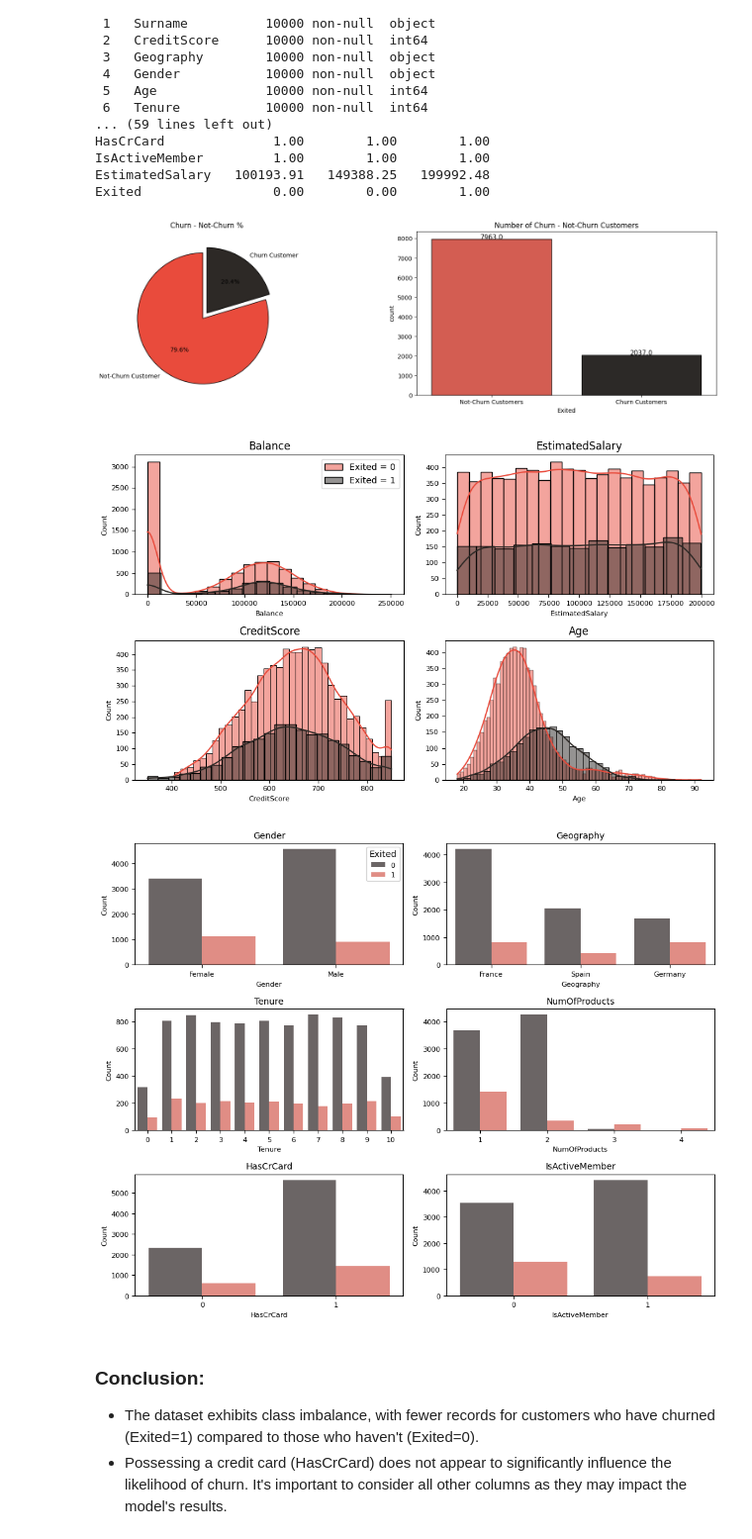
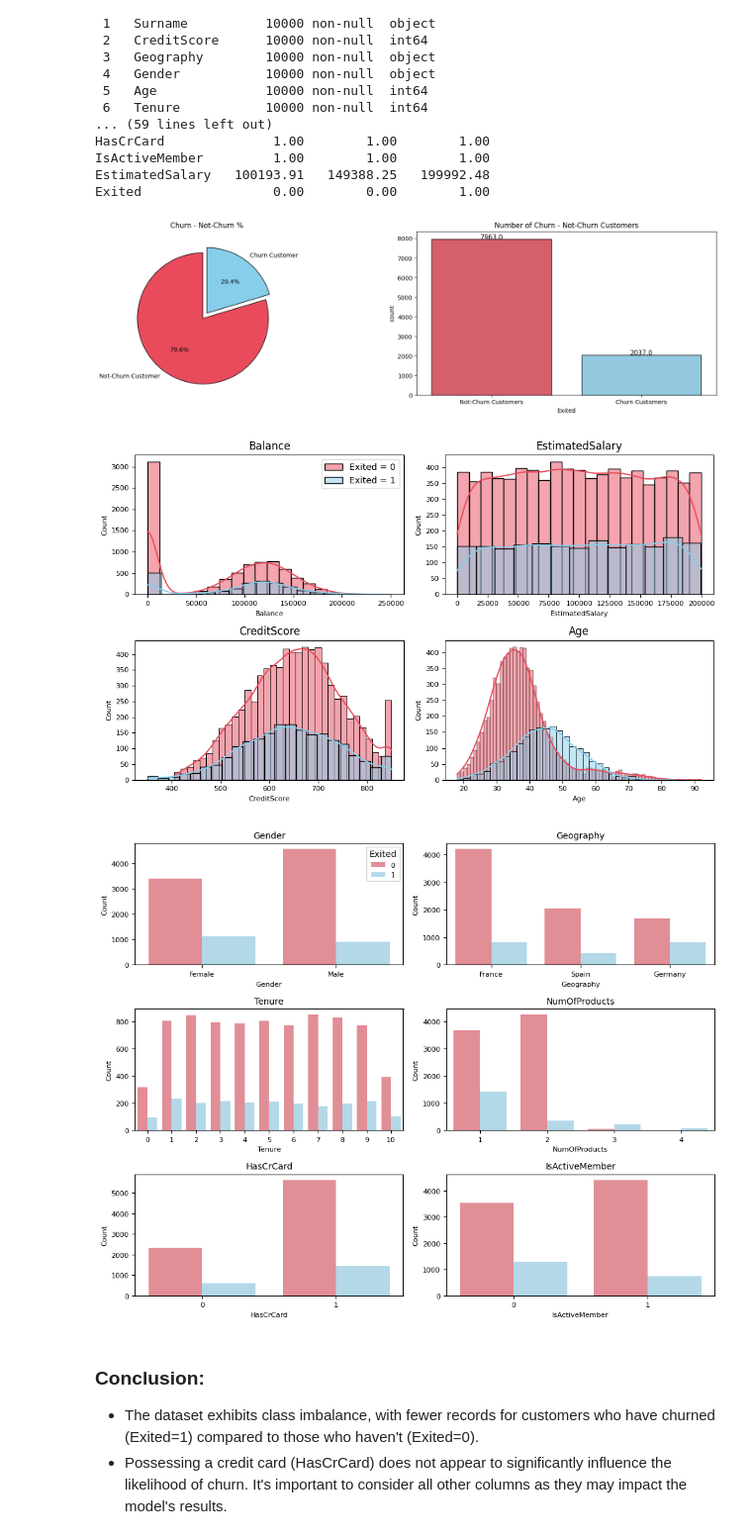
Before and after one commit to jacquesbilombe/CRM-Customer-Churn-Score, a Jupyter notebook: CustomerChurn.ipynb, the cells around one changed output. Shown at 99% size. Saved outputs shown, nothing was run; the diff lists cells and outputs as text; code cells hidden in the pictures.

```diff
--- a/CustomerChurn.ipynb
+++ b/CustomerChurn.ipynb
@@ -100,7 +97,7 @@ EstimatedSalary   100193.91   149388.25   199992.48
 Exited                 0.00        0.00        1.00
 # %%
 #Visualizing the distribution of customer churn to assess dataset imbalance
-colors = ['#E94B3C','#2D2926']
+colors = ['#E94B5C','#87CEEB']
 
 l = list(df1['Exited'].value_counts())
 circle = [l[0] / sum(l) * 100,l[1] / sum(l) * 100]
@@ -122,7 +119,7 @@ ax.set_xticklabels(['Not-Churn Customers','Churn Customers'])
 plt.title('Number of Churn - Not-Churn Customers');
 plt.show()
 # %% [output]
-[figure, old version]
+[figure, new version]
 # %%
 # Exploring the distribution differences between
 # exited and not exited customers for numerical features
@@ -155,34 +152,35 @@ for i, feature in enumerate(numerical_features.columns[:-1]):
 plt.tight_layout()
 plt.show()
 # %% [output]
-[figure, old version]
+[figure, new version]
 # %%
 # Exploring the distribution differences between
 # exited and not exited customers for categorical features
 
 categorical_features = df[['Gender', 'Geography',
             'Tenure', 'NumOfProducts', 'HasCrCard', 'IsActiveMember', 'Exited']]
 
 sns.set_palette("deep")
 
 plt.figure(figsize=(10, 8))
 
 for i, feature in enumerate(categorical_features.columns[:-1]):
     plt.subplot(3, 2, i + 1)
 
-    sns.countplot(data=categorical_features, x=feature, hue='Exited', alpha = 0.7, color=colors[0])
+    sns.countplot(data=categorical_features, x=feature, hue='Exited', alpha=0.7, palette=[colors[0], colors[1]])
+
     plt.title(f'{feature}', fontsize=10)
     plt.xlabel(feature, fontsize=8)
     plt.ylabel('Count', fontsize=8)
     plt.tick_params(axis='both', labelsize=8)
     if i > 0:
         plt.legend().set_visible(False)
     else:
         plt.legend(title='Exited', fontsize=8)
 plt.tight_layout()
 plt.show()
 # %% [output]
-[figure, old version]
+[figure, new version]
 # %% [markdown]
 ### Conclusion:
 - The dataset exhibits class imbalance, with fewer records for customers who have churned (Exited=1) compared to those who haven't (Exited=0).
```
Also changed, not shown: parts of 21 cells of this notebook.
